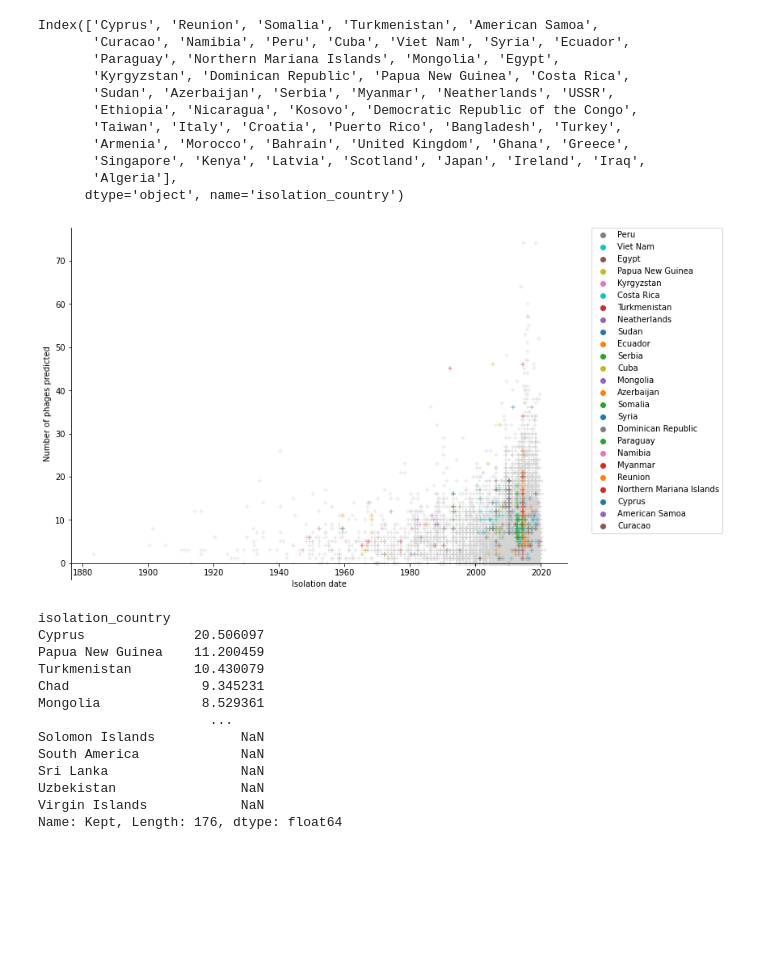
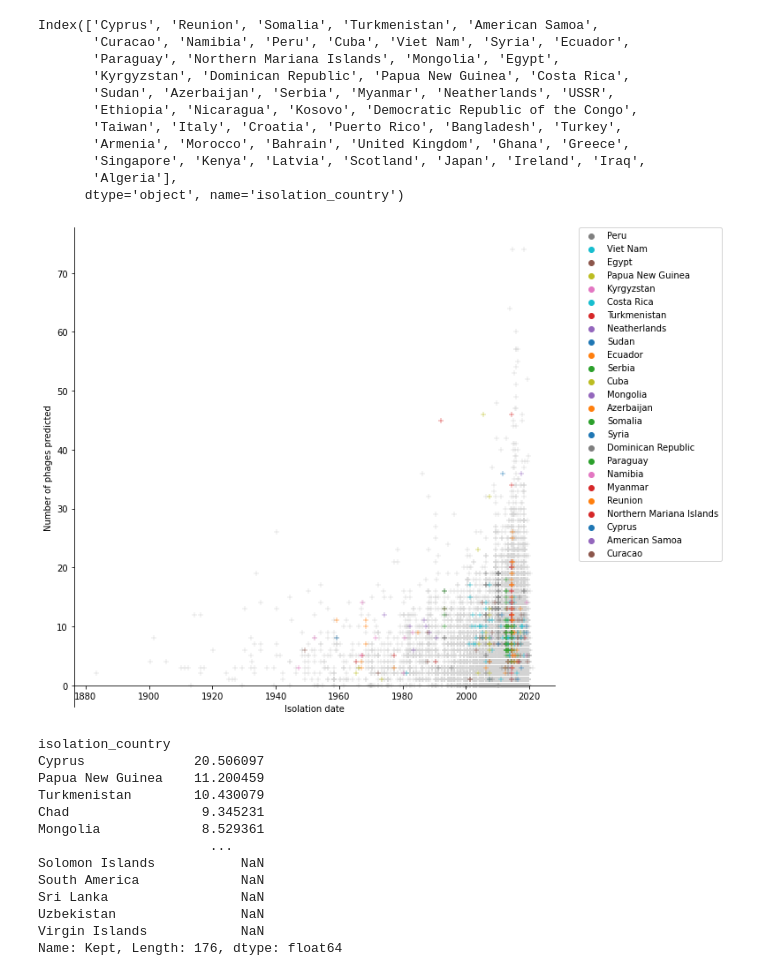
Before and after one commit to linsalrob/PhispyAnalysis, a Jupyter notebook: DataAnalysis/RAST sources.ipynb, the cells around one changed output. Cells and saved outputs as stored; diff of their text form; code cells hidden in the pictures; blank space fills up the shorter version.

```diff
--- a/DataAnalysis/RAST sources.ipynb
+++ b/DataAnalysis/RAST sources.ipynb
@@ -574,28 +601,31 @@ Index(['Cyprus', 'Reunion', 'Somalia', 'Turkmenistan', 'American Samoa',
 # %%
 topnc=25
 wanted = phagemeta.groupby('isolation_country')["Kept"].median().sort_values(ascending=False).index[0:topnc]
 palette = dict(zip(wanted, sns.color_palette(n_colors=len(wanted))))
 palette.update({"Other": "lightgrey"})
 
 # we want other to be light grey and in the background
 tmpother = phagemeta[~phagemeta['isolation_country'].isin(wanted)]
 # we want these to be coloured and on top
 tmpwant = phagemeta[phagemeta['isolation_country'].isin(wanted)]
 
 fig, ax = plt.subplots(nrows=1, ncols=1, figsize=(11, 8))
 
 ax = sns.scatterplot(x='isolation_date', y='Kept', data=tmpother[tmpother['isolation_date'] != -1], color='lightgrey', ax=ax, marker='+', zorder=-5)
 ax = sns.scatterplot(x='isolation_date', y='Kept', data=tmpwant[tmpwant['isolation_date'] != -1], hue=tmpwant['isolation_country'], ax=ax, marker='+', palette=palette, zorder=10)
 
 ax.set_ylabel("Number of phages predicted")
 ax.set_xlabel("Isolation date")
 ax.spines['bottom'].set_position('zero')
 ax.spines['top'].set_color('none')
 ax.spines['right'].set_color('none')
 l = plt.legend(bbox_to_anchor=(1.05, 1), loc=2, borderaxespad=0.)
+plt.tight_layout()
+
+fig.savefig(f"images/top_{topnc}_median_genomes_by_year.png")
 fig.savefig(f"images/top_{topnc}_median_genomes_by_year.svg")
 # %% [output]
-[figure, old version]
+[figure, new version]
 # %%
 phagemeta.groupby('isolation_country')["Kept"].std().sort_values(ascending=False)
 # %% [output]
```
Also changed, not shown: parts of 25 cells of this notebook, 5 other files.
